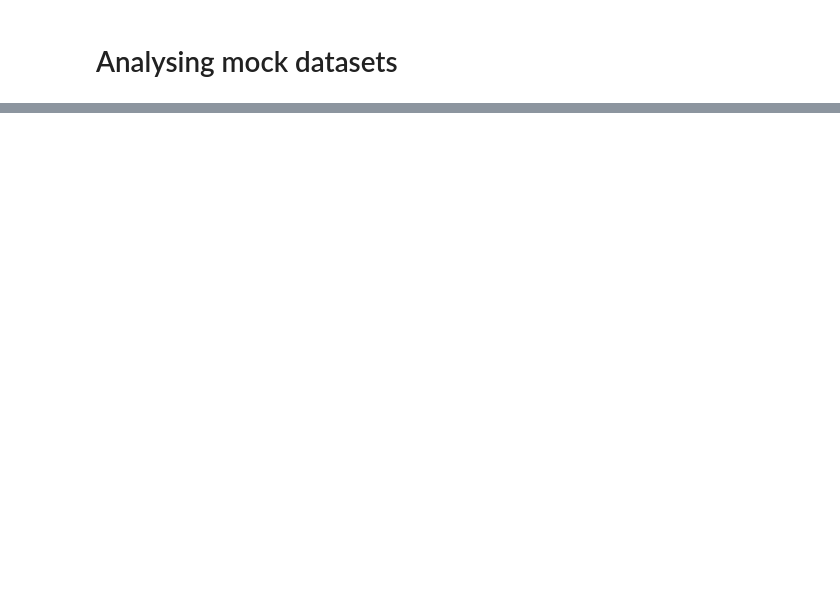
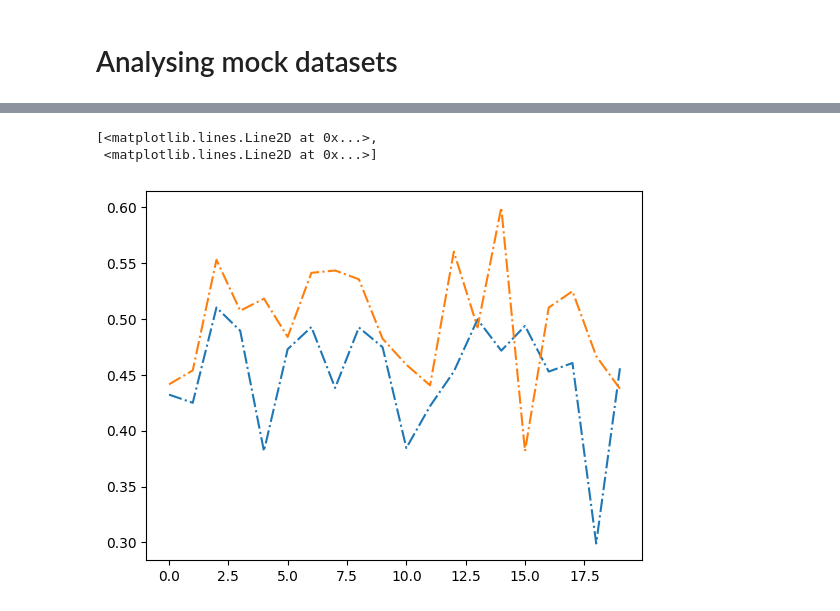
Before and after one commit to joaovaleriano/gLV_OED, a Jupyter notebook: notebooks/analysis.ipynb, the cells around one changed output, grey strips where cells are left out. Cells and saved outputs as stored; diff of their text form; code cells hidden in the pictures; blank space fills up the shorter version.

```diff
--- a/notebooks/analysis.ipynb
+++ b/notebooks/analysis.ipynb
@@ -124,0 +229,7 @@ datasets = [df[df.dataset==i] for i in df.dataset.unique()]
+# %%
+df_tmp = df[(df[["init_cond_idx", "t_samp_dist_idx"]]==0).all(axis=1)]
+plt.plot(df_tmp[[i for i in df.columns if "sp" in i]], "-.")
+# %% [output]
+[<matplotlib.lines.Line2D at 0x...>,
+ <matplotlib.lines.Line2D at 0x...>]
+[figure, added]
```
Also changed, not shown: parts of 14 cells of this notebook, 1 other file.
